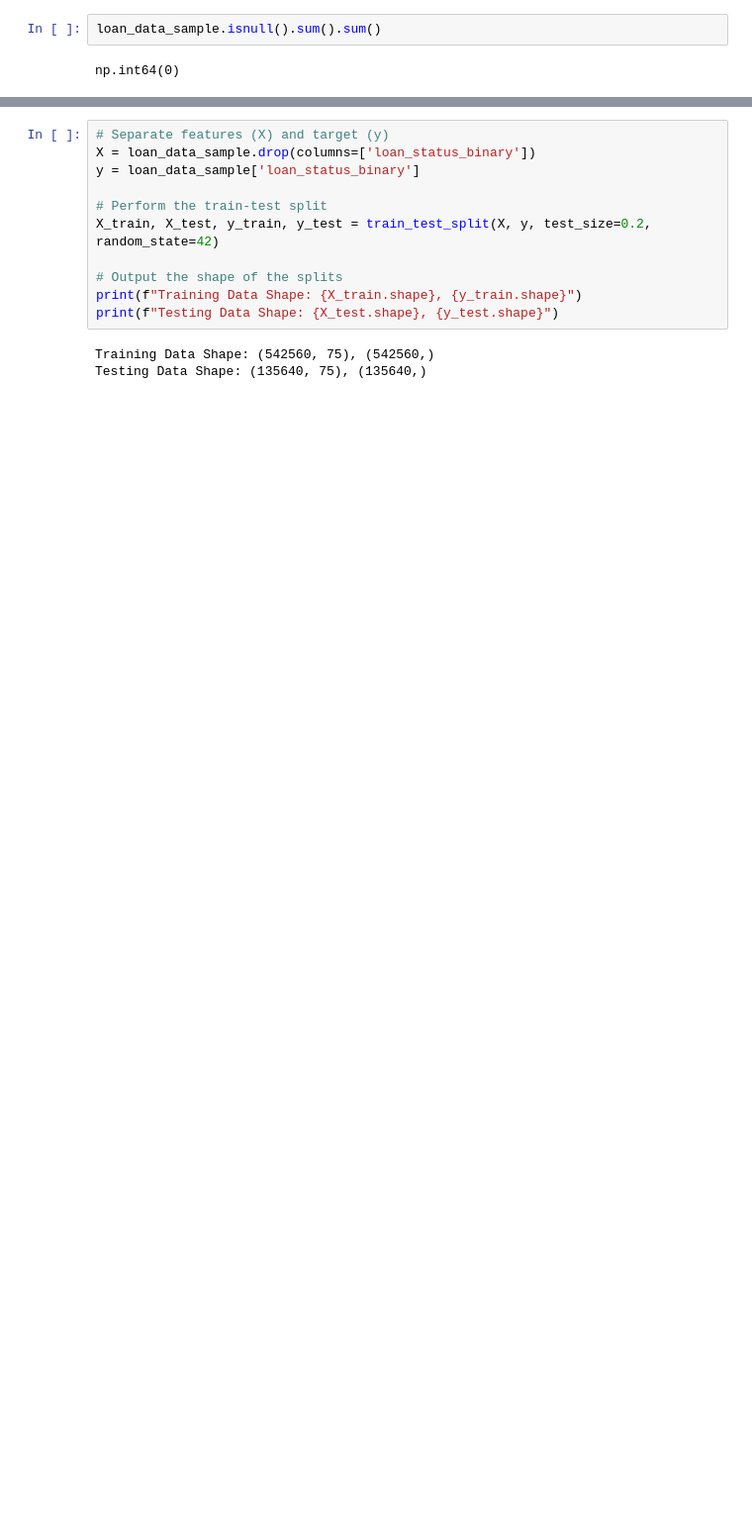
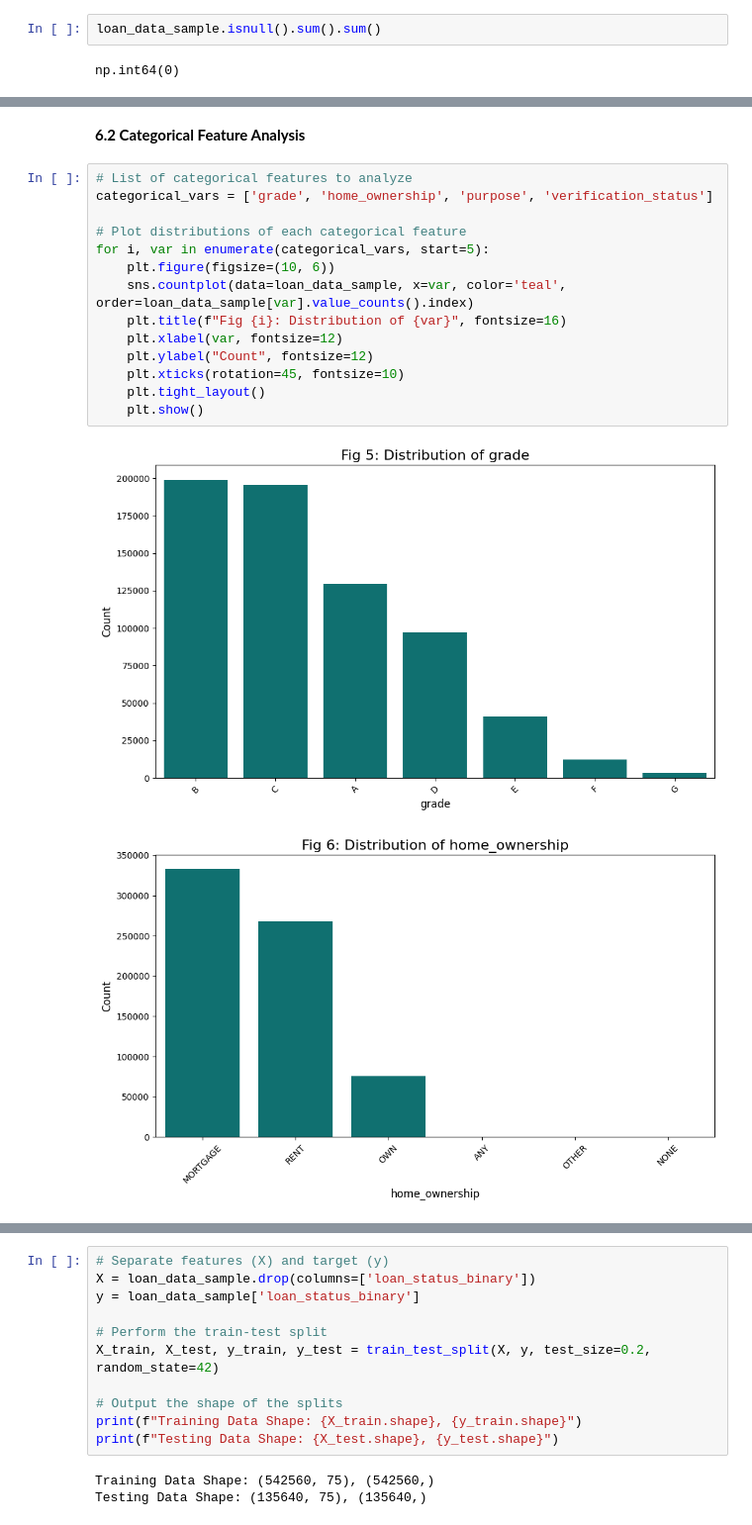
Before and after one commit to jerryorajekwe/Predicting-Loan-Default-Risk-with-Machine-Learning-Models, a Jupyter notebook: loandefaultworkings.ipynb, the cells around one changed output, grey strips where cells are left out. Shown at 99% size. Drawn from its saved outputs; the diff is of its cells as text; blank space fills up the shorter version.

```diff
--- a/loandefaultworkings.ipynb
+++ b/loandefaultworkings.ipynb
@@ -196,0 +246,19 @@ np.int64(0)
+# %% [markdown]
+**6.2 Categorical Feature Analysis**
+# %%
+# List of categorical features to analyze
+categorical_vars = ['grade', 'home_ownership', 'purpose', 'verification_status']
+
+# Plot distributions of each categorical feature
+for i, var in enumerate(categorical_vars, start=5):
+    plt.figure(figsize=(10, 6))
+    sns.countplot(data=loan_data_sample, x=var, color='teal', order=loan_data_sample[var].value_counts().index)
+    plt.title(f"Fig {i}: Distribution of {var}", fontsize=16)
+    plt.xlabel(var, fontsize=12)
+    plt.ylabel("Count", fontsize=12)
+    plt.xticks(rotation=45, fontsize=10)
+    plt.tight_layout()
+    plt.show()
+# %% [output]
+[figure, added]
+[figure, added]
```
Also changed, not shown: parts of 78 cells of this notebook.
